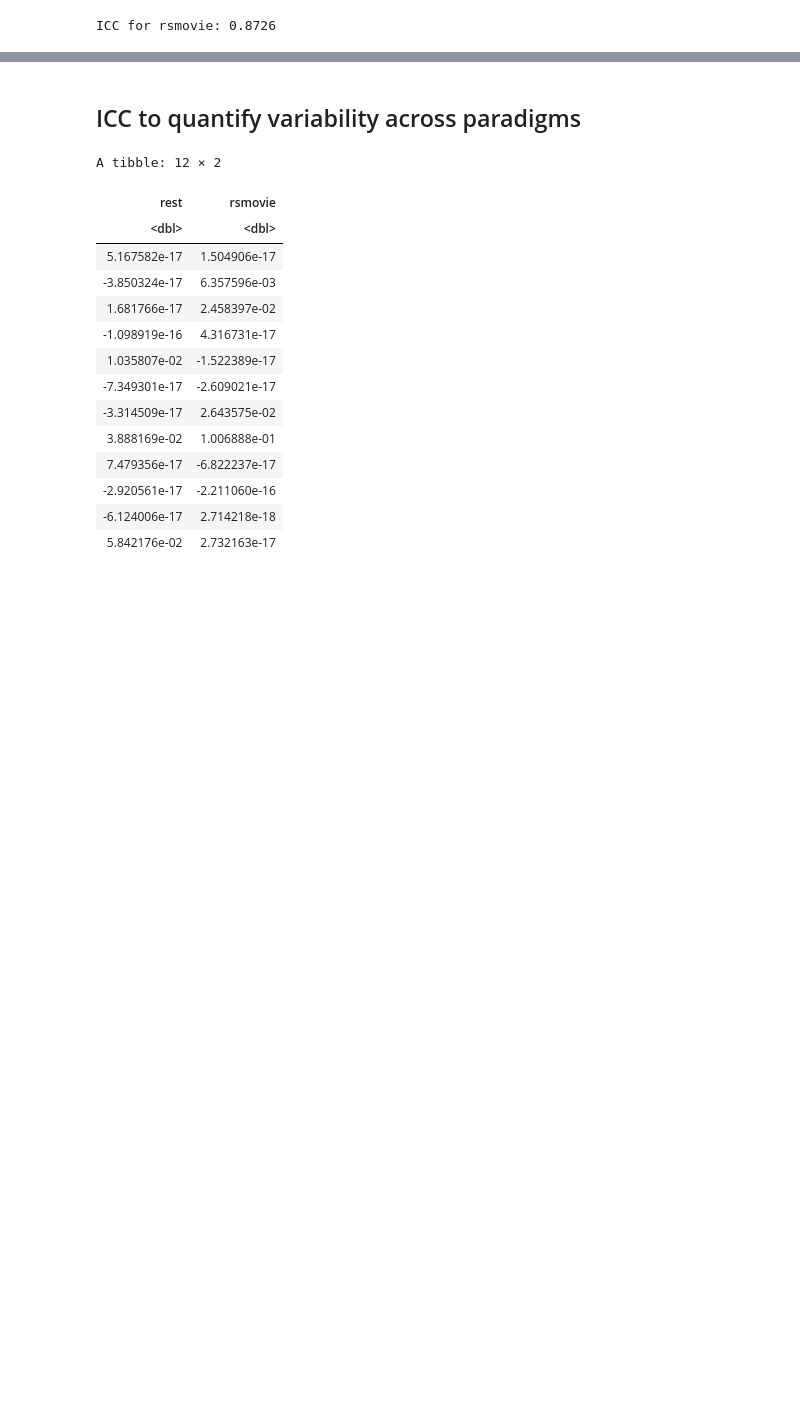
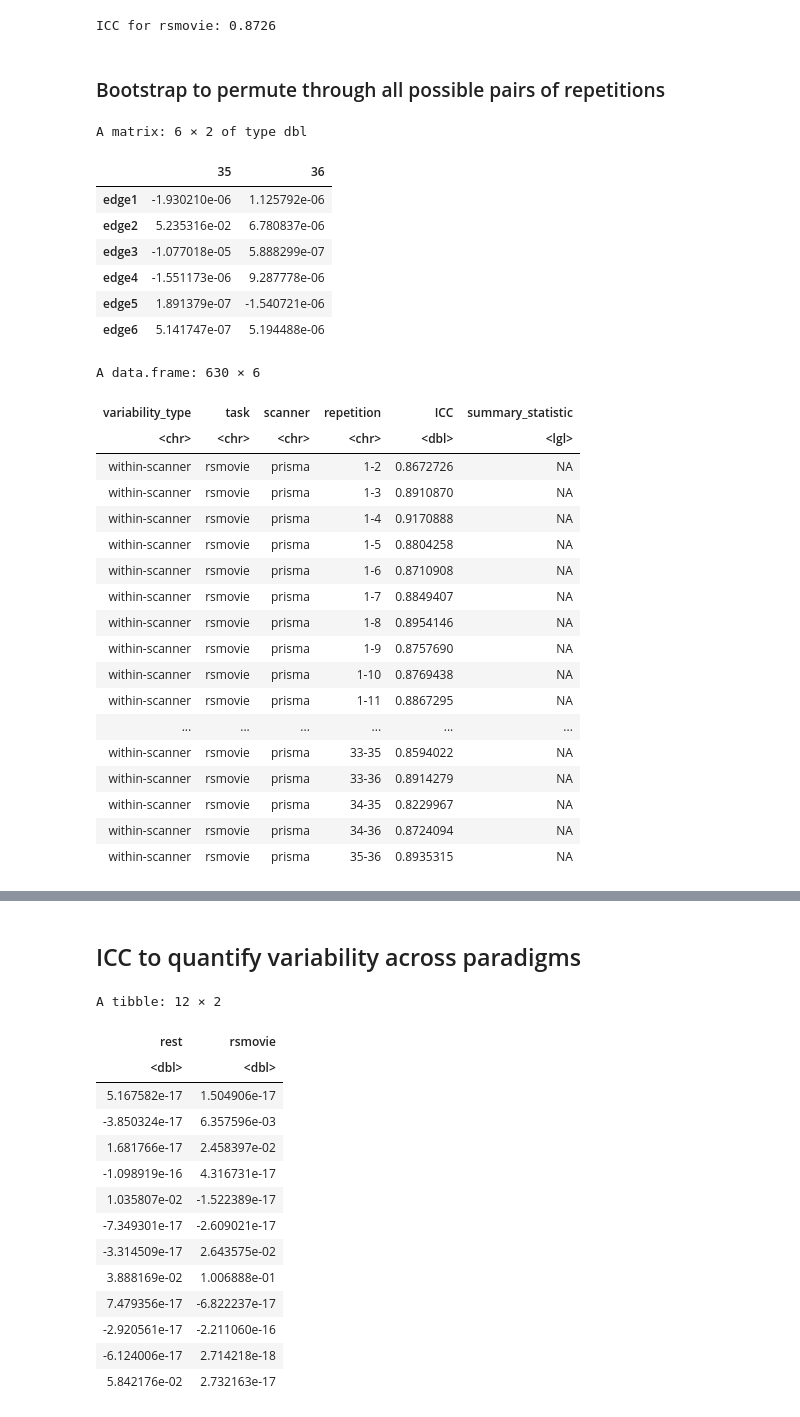
Before and after one commit to celprov/hcph-sops, a Jupyter notebook: docs/analysis/icc.ipynb, the cells around one changed output, grey strips where cells are left out. Saved outputs shown, nothing was run; the diff lists cells and outputs as text; code cells hidden in the pictures; blank space fills up the shorter version.

```diff
--- a/docs/analysis/icc.ipynb
+++ b/docs/analysis/icc.ipynb
@@ -352,3 +346,54 @@ A matrix: 6 × 36 of type dbl
 | edge5 | -5.255465e-07 | 1.069534e-06 | -1.941939e-06 | 1.990934e-07 | 6.011015e-06 | -1.473689e-07 | -4.917529e-07 | ... |
 | edge6 | -6.066261e-06 | 4.212206e-07 | -4.056693e-06 | -7.268224e-07 | 5.638678e-06 | 1.130457e-06 | -5.580014e-08 | ... |
 ICC for rsmovie: 0.8726
+# %% [markdown]
+### Bootstrap to permute through all possible pairs of repetitions
+# %%
+icc_intra_rsmovie <- data.frame(variability_type = character(), task = character(), scanner = character(), repetition = numeric(), ICC = numeric(), summary_statistics = character(), stringsAsFactors = FALSE)
+
+# Iterate over all possible pairs of repetition
+for (rep1 in 1:35) {
+  # Ensure rep2 is always greater than rep1 to avoid duplicates
+  for (rep2 in (rep1+1):36) {
+
+        # Extract that permutation of repetitions
+        df_rep <- rbind(subset(df_rsmovie, repetition == rep1), subset(df_rsmovie, repetition == rep2))
+
+        #Keep only the edge column and transpose the dataframe
+        df_rep <- t(df_rep[, edge_keys])
+
+        # Compute ICC(2,1)
+        icc_val <- icc(df_rep, model = "twoway", type = "agreement", unit = "single")$value
+        icc_intra_rsmovie <- rbind(icc_intra_rsmovie, data.frame(variability_type = "within-scanner", task="rsmovie", scanner="prisma", repetition = paste0(rep1, "-", rep2), ICC = icc_val, summary_statistic = NA))
+    }
+}
+head(df_rep)
+icc_intra_rsmovie
+# %% [output]
+A matrix: 6 × 2 of type dbl
+|  | 35 | 36 |
+| edge1 | -1.930210e-06 | 1.125792e-06 |
+| edge2 | 5.235316e-02 | 6.780837e-06 |
+| edge3 | -1.077018e-05 | 5.888299e-07 |
+| edge4 | -1.551173e-06 | 9.287778e-06 |
+| edge5 | 1.891379e-07 | -1.540721e-06 |
+| edge6 | 5.141747e-07 | 5.194488e-06 |
+A data.frame: 630 × 6
+| variability_type | task | scanner | repetition | ICC | summary_statistic |
+| <chr> | <chr> | <chr> | <chr> | <dbl> | <lgl> |
+| within-scanner | rsmovie | prisma | 1-2 | 0.8672726 | NA |
+| within-scanner | rsmovie | prisma | 1-3 | 0.8910870 | NA |
+| within-scanner | rsmovie | prisma | 1-4 | 0.9170888 | NA |
+| within-scanner | rsmovie | prisma | 1-5 | 0.8804258 | NA |
+| within-scanner | rsmovie | prisma | 1-6 | 0.8710908 | NA |
+| within-scanner | rsmovie | prisma | 1-7 | 0.8849407 | NA |
+| within-scanner | rsmovie | prisma | 1-8 | 0.8954146 | NA |
+| within-scanner | rsmovie | prisma | 1-9 | 0.8757690 | NA |
+| within-scanner | rsmovie | prisma | 1-10 | 0.8769438 | NA |
+| within-scanner | rsmovie | prisma | 1-11 | 0.8867295 | NA |
+| ... | ... | ... | ... | ... | ... |
+| within-scanner | rsmovie | prisma | 33-35 | 0.8594022 | NA |
+| within-scanner | rsmovie | prisma | 33-36 | 0.8914279 | NA |
+| within-scanner | rsmovie | prisma | 34-35 | 0.8229967 | NA |
+| within-scanner | rsmovie | prisma | 34-36 | 0.8724094 | NA |
+| within-scanner | rsmovie | prisma | 35-36 | 0.8935315 | NA |
```
Also changed, not shown: parts of 5 cells of this notebook.
